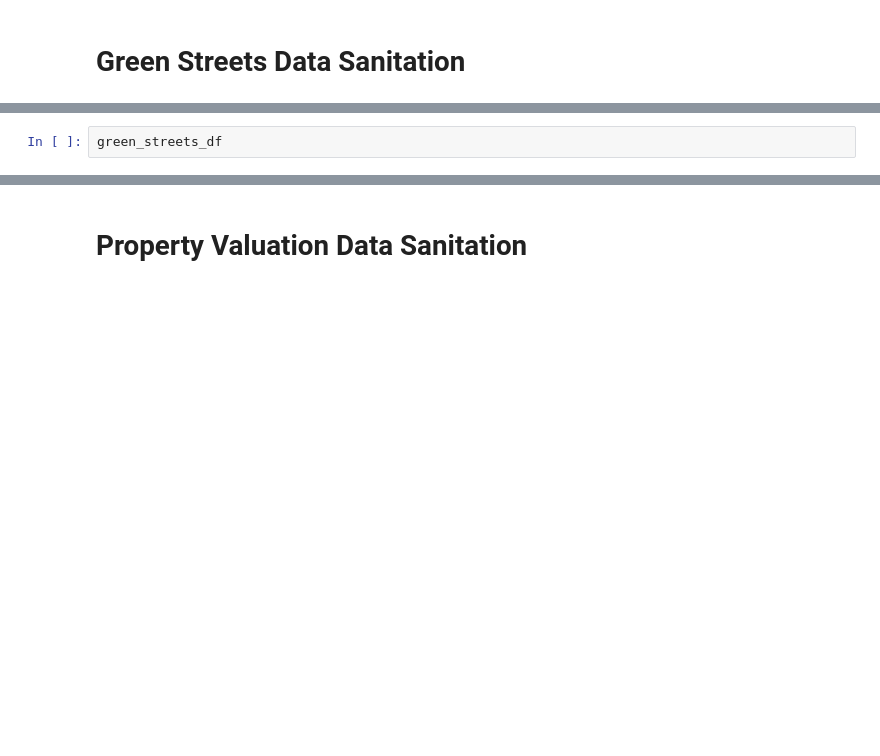
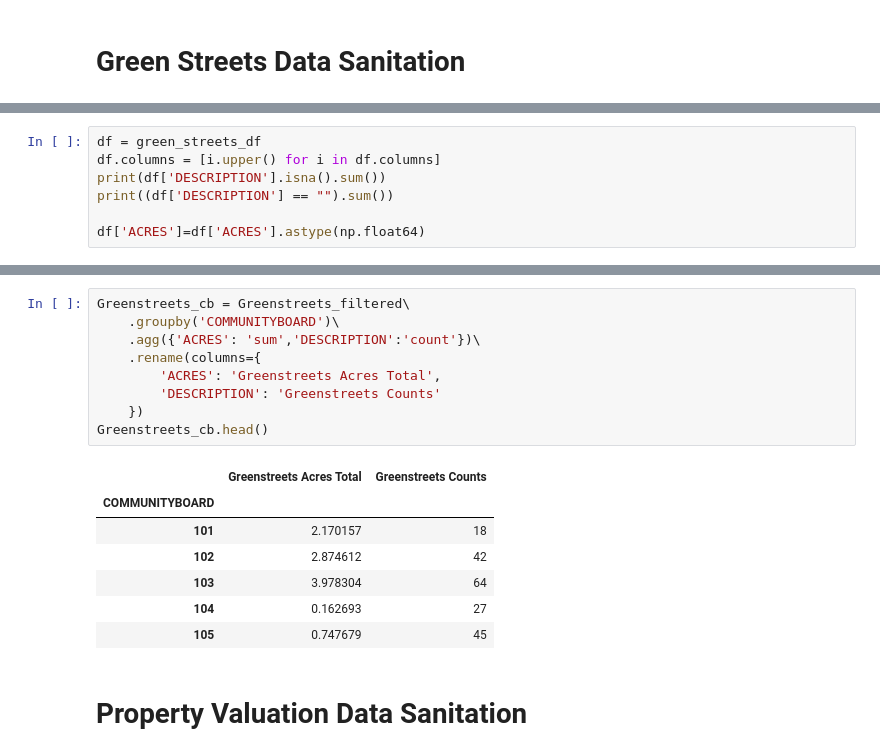
Before and after one commit to omarnyu/I2ADS-2024-group-project, a Jupyter notebook: final_project.ipynb, the cells around one changed output, grey strips where cells are left out. Cells and saved outputs as stored; diff of their text form; blank space fills up the shorter version.

```diff
--- a/final_project.ipynb
+++ b/final_project.ipynb
@@ -201,3 +212,8 @@ green_streets_df.shape
 # %%
-green_streets_df
+df = green_streets_df
+df.columns = [i.upper() for i in df.columns]
+print(df['DESCRIPTION'].isna().sum())
+print((df['DESCRIPTION'] == "").sum())
+
+df['ACRES']=df['ACRES'].astype(np.float64)
 # %% [output]
@@ -217,3 +289,20 @@ green_streets_df
+# %%
+Greenstreets_cb = Greenstreets_filtered\
+    .groupby('COMMUNITYBOARD')\
+    .agg({'ACRES': 'sum','DESCRIPTION':'count'})\
+    .rename(columns={
+        'ACRES': 'Greenstreets Acres Total',
+        'DESCRIPTION': 'Greenstreets Counts'
+    })
+Greenstreets_cb.head()
+# %% [output]
+|  | Greenstreets Acres Total | Greenstreets Counts |
+| COMMUNITYBOARD |  |  |
+| 101 | 2.170157 | 18 |
+| 102 | 2.874612 | 42 |
+| 103 | 3.978304 | 64 |
+| 104 | 0.162693 | 27 |
+| 105 | 0.747679 | 45 |
 # %% [markdown]
 # Property Valuation Data Sanitation
 # %%
```
Also changed, not shown: parts of 13 cells of this notebook.
